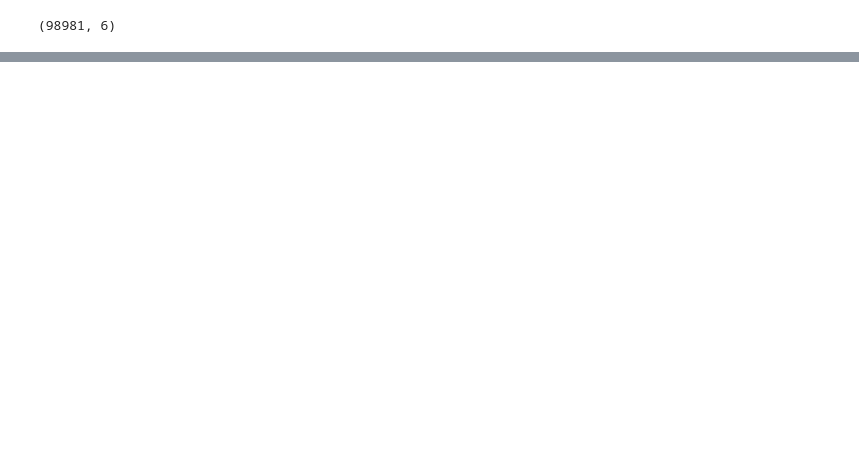
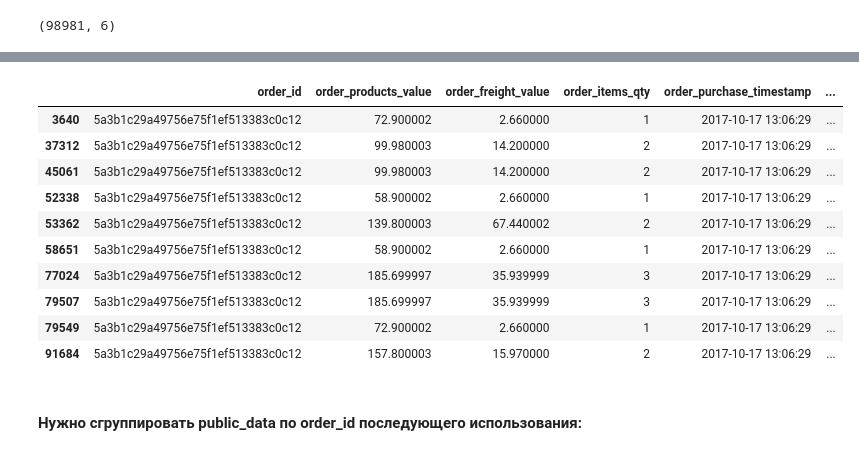
Before and after one commit to ViacheslavTimofeev/Olist_v5_churn_prediction, a Jupyter notebook: olist-ml-churn-prediction/notebooks/preprocessing/merging.ipynb, the cells around one changed output, grey strips where cells are left out. Drawn from its saved outputs; the diff is of its cells as text; code cells hidden in the pictures; blank space fills up the shorter version.

```diff
--- a/olist-ml-churn-prediction/notebooks/preprocessing/merging.ipynb
+++ b/olist-ml-churn-prediction/notebooks/preprocessing/merging.ipynb
@@ -180,0 +182,2 @@ print(merged_table.head())
+# %%
+pd.set_option('display.max_columns', None)
@@ -180,0 +192,4 @@ print(merged_table.head())
+# %%
+public_data = feature_processing.load_data(INTERIM_DIR / "public_data_interim.parquet",
+                      schema = MainPublicSchemaInterim,
+                      validate = True)
@@ -180,0 +227,16 @@ print(merged_table.head())
+# %%
+display(public_data[public_data['order_id'] == '5a3b1c29a49756e75f1ef513383c0c12'])
+# %% [output]
+|  | order_id | order_products_value | order_freight_value | order_items_qty | order_purchase_timestamp | ... |
+| 3640 | 5a3b1c29a49756e75f1ef513383c0c12 | 72.900002 | 2.660000 | 1 | 2017-10-17 13:06:29 | ... |
+| 37312 | 5a3b1c29a49756e75f1ef513383c0c12 | 99.980003 | 14.200000 | 2 | 2017-10-17 13:06:29 | ... |
+| 45061 | 5a3b1c29a49756e75f1ef513383c0c12 | 99.980003 | 14.200000 | 2 | 2017-10-17 13:06:29 | ... |
+| 52338 | 5a3b1c29a49756e75f1ef513383c0c12 | 58.900002 | 2.660000 | 1 | 2017-10-17 13:06:29 | ... |
+| 53362 | 5a3b1c29a49756e75f1ef513383c0c12 | 139.800003 | 67.440002 | 2 | 2017-10-17 13:06:29 | ... |
+| 58651 | 5a3b1c29a49756e75f1ef513383c0c12 | 58.900002 | 2.660000 | 1 | 2017-10-17 13:06:29 | ... |
+| 77024 | 5a3b1c29a49756e75f1ef513383c0c12 | 185.699997 | 35.939999 | 3 | 2017-10-17 13:06:29 | ... |
+| 79507 | 5a3b1c29a49756e75f1ef513383c0c12 | 185.699997 | 35.939999 | 3 | 2017-10-17 13:06:29 | ... |
+| 79549 | 5a3b1c29a49756e75f1ef513383c0c12 | 72.900002 | 2.660000 | 1 | 2017-10-17 13:06:29 | ... |
+| 91684 | 5a3b1c29a49756e75f1ef513383c0c12 | 157.800003 | 15.970000 | 2 | 2017-10-17 13:06:29 | ... |
+# %% [markdown]
+#### Нужно сгруппировать public_data по order_id последующего использования:
```
Also changed, not shown: parts of 53 cells of this notebook, 6 other files.
